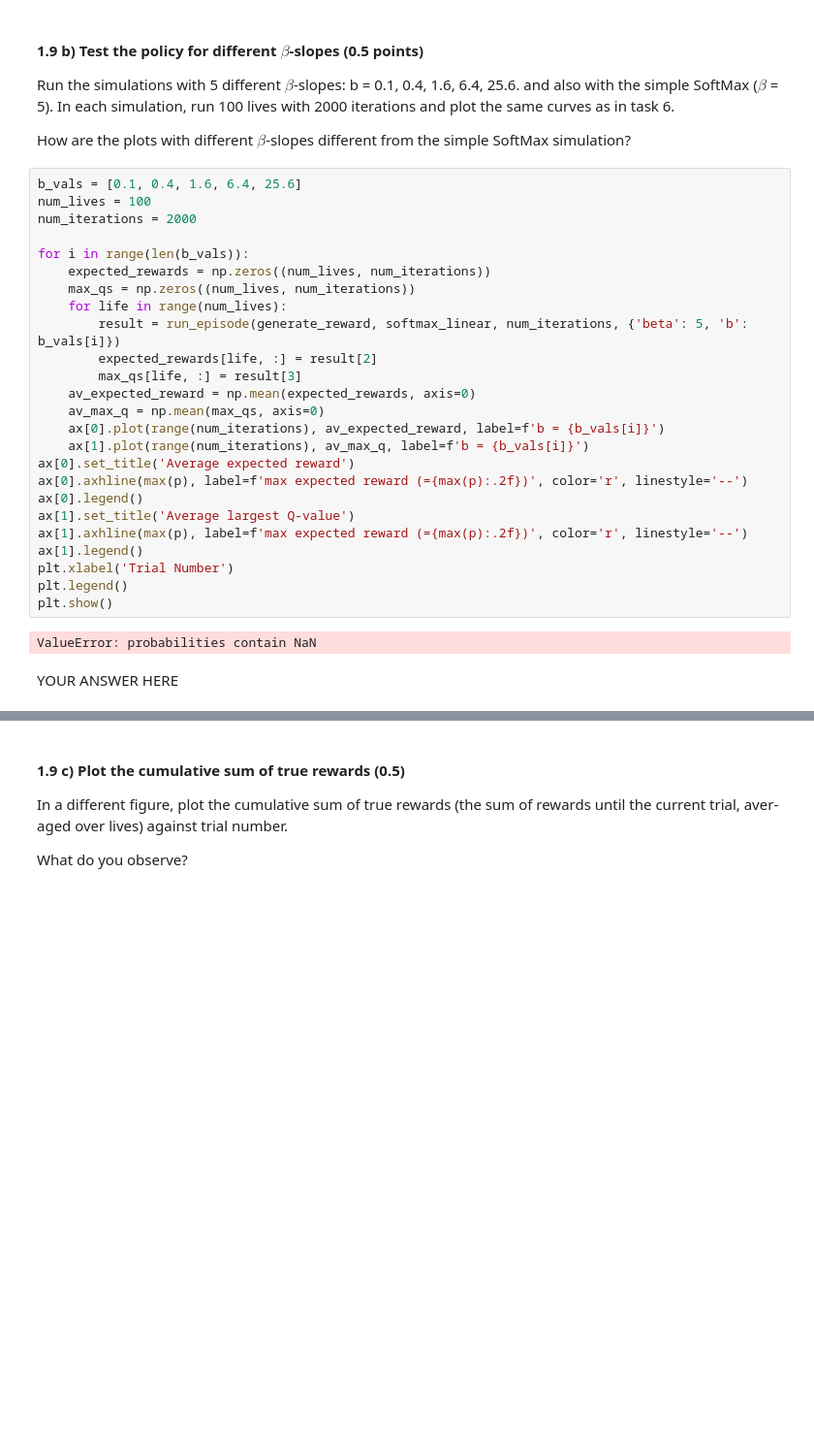
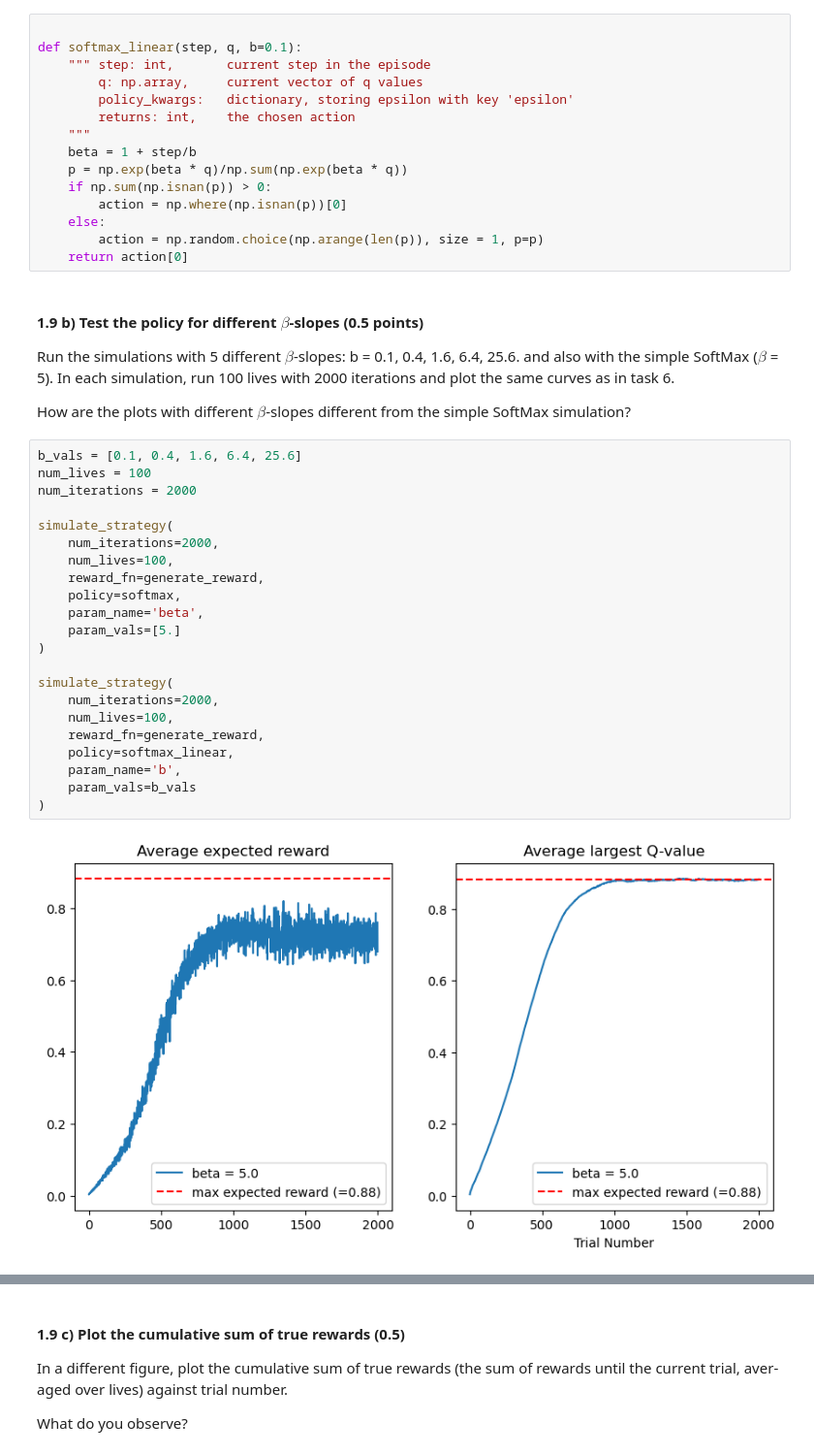
Before and after one commit to lfogarty98/mhbf_pt, a Jupyter notebook: 7-rl-part-I/rl-part-I.ipynb, the cells around one changed output, grey strips where cells are left out. Shown at 97% size. Saved outputs shown, nothing was run; the diff lists cells and outputs as text; blank space fills up the shorter version.

```diff
--- a/7-rl-part-I/rl-part-I.ipynb
+++ b/7-rl-part-I/rl-part-I.ipynb
@@ -361,6 +368,21 @@ def softmax_linear(step, q, beta=1, b=0.1):
     # else:
     #     action = np.random.choice(a=range(len(p)), size=1, p=p_vals)[0]
     return action
+# %%
+
+def softmax_linear(step, q, b=0.1):
+    """ step: int,       current step in the episode
+        q: np.array,     current vector of q values
+        policy_kwargs:   dictionary, storing epsilon with key 'epsilon'
+        returns: int,    the chosen action
+    """
+    beta = 1 + step/b
+    p = np.exp(beta * q)/np.sum(np.exp(beta * q))
+    if np.sum(np.isnan(p)) > 0:
+        action = np.where(np.isnan(p))[0]
+    else:
+        action = np.random.choice(np.arange(len(p)), size = 1, p=p)
+    return action[0]
 # %% [markdown]
 #### 1.9 b) Test the policy for different $\beta$-slopes (0.5 points)
 
@@ -368,32 +390,27 @@ Run the simulations with 5 different $\beta$-slopes: b = 0.1, 0.4, 1.6, 6.4, 25.
 In each simulation, run 100 lives with 2000 iterations and plot the same curves as in task 6.
 
 How are the plots with different $\beta$-slopes different from the simple SoftMax simulation?
-# %%
-b_vals = [0.1, 0.4, 1.6, 6.4, 25.6]
-num_lives = 100
-num_iterations = 2000
-
-for i in range(len(b_vals)):
-    expected_rewards = np.zeros((num_lives, num_iterations))
-    max_qs = np.zeros((num_lives, num_iterations))
-    for life in range(num_lives):
-        result = run_episode(generate_reward, softmax_linear, num_iterations, {'beta': 5, 'b': b_vals[i]})
-        expected_rewards[life, :] = result[2]
-        max_qs[life, :] = result[3]
-    av_expected_reward = np.mean(expected_rewards, axis=0)
-    av_max_q = np.mean(max_qs, axis=0)
-    ax[0].plot(range(num_iterations), av_expected_reward, label=f'b = {b_vals[i]}')
-    ax[1].plot(range(num_iterations), av_max_q, label=f'b = {b_vals[i]}')
-ax[0].set_title('Average expected reward')
-ax[0].axhline(max(p), label=f'max expected reward (={max(p):.2f})', color='r', linestyle='--')
-ax[0].legend()
-ax[1].set_title('Average largest Q-value')
-ax[1].axhline(max(p), label=f'max expected reward (={max(p):.2f})', color='r', linestyle='--')
-ax[1].legend()
-plt.xlabel('Trial Number')
-plt.legend()
-plt.show()
-# %% [output]
-ValueError: probabilities contain NaN
-# %% [markdown]
-YOUR ANSWER HERE
+# %%
+b_vals = [0.1, 0.4, 1.6, 6.4, 25.6]
+num_lives = 100
+num_iterations = 2000
+
+simulate_strategy(
+    num_iterations=2000,
+    num_lives=100,
+    reward_fn=generate_reward,
+    policy=softmax,
+    param_name='beta',
+    param_vals=[5.]
+)
+
+simulate_strategy(
+    num_iterations=2000,
+    num_lives=100,
+    reward_fn=generate_reward,
+    policy=softmax_linear,
+    param_name='b',
+    param_vals=b_vals
+)
+# %% [output]
+[figure, added]
```
Also changed, not shown: parts of 23 cells of this notebook.
